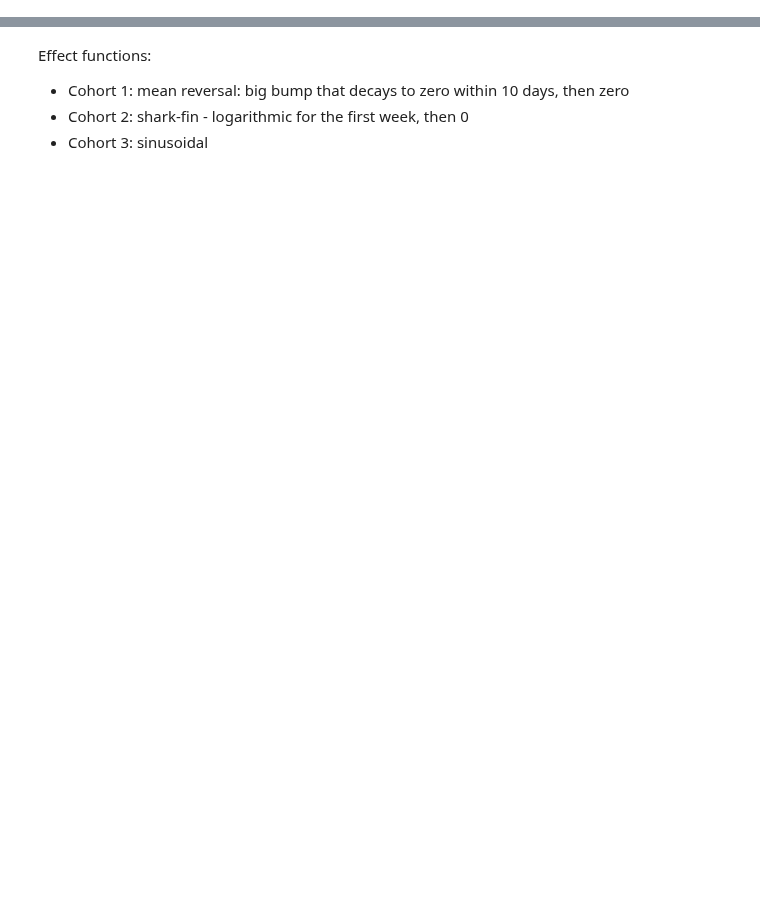
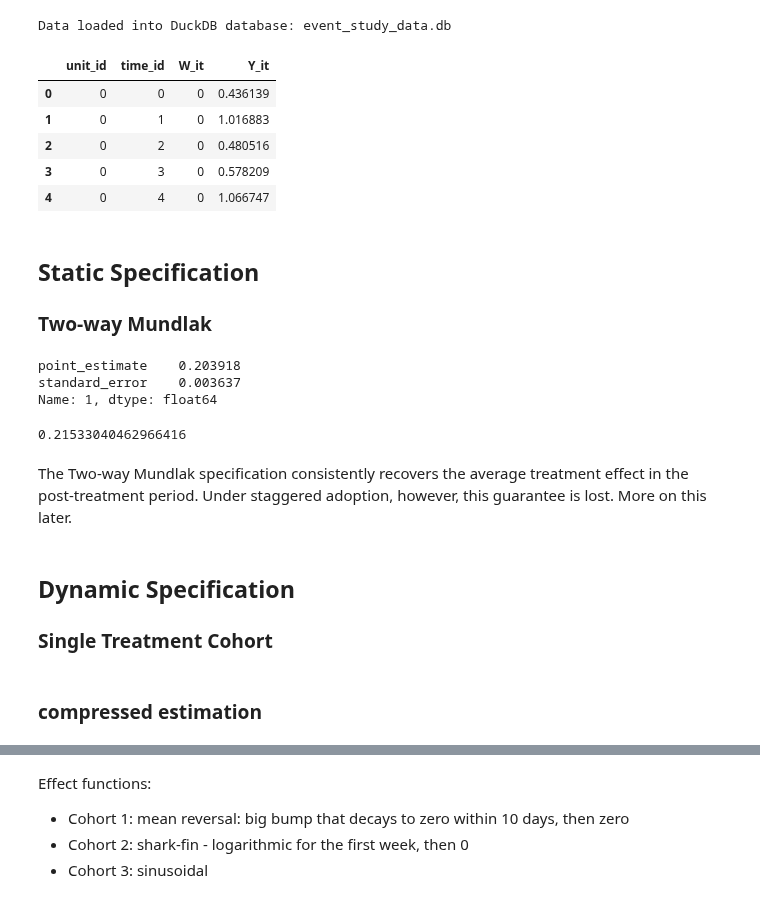
Before and after one commit to py-econometrics/duckreg, a Jupyter notebook: notebooks/event_study.ipynb, the cells around one changed output, grey strips where cells are left out. Drawn from its saved outputs; the diff is of its cells as text; code cells hidden in the pictures; blank space fills up the shorter version.

```diff
--- a/notebooks/event_study.ipynb
+++ b/notebooks/event_study.ipynb
@@ -114,16 +0,0 @@ np.float64(0.21533040462966416)
-# %%
-df = panel_dgp(
-    num_units=100_000, num_treated= 50_000,
-    num_periods=30,
-    treatment_start = treat_start_period,
-    hetfx=False,
-    base_treatment_effect = treat_effect_vector,
-    sigma_unit = sigma_i, sigma_time = sigma_t,
-)
-
-db_name = 'event_study_data.db'
-create_duckdb_database(df, db_name)
-df = df.merge(
-    pd.get_dummies(df["time_id"], prefix="time"), left_index=True, right_index=True
-)
-time_dummies = df.filter(regex = r"time_\d").columns
@@ -389,0 +107,62 @@ def panel_dgp_stagg(
+# %%
+df = panel_dgp(
+    num_units=10_000, num_treated= 5_000,
+    num_periods=30,
+    treatment_start = treat_start_period,
+    hetfx=False,
+    base_treatment_effect = treat_effect_vector,
+    sigma_unit = sigma_i, sigma_time = sigma_t,
+)
+
+db_name = 'event_study_data.db'
+create_duckdb_database(df, db_name)
+# %% [output]
+Data loaded into DuckDB database: event_study_data.db
+# %%
+df.head()
+# %% [output]
+|  | unit_id | time_id | W_it | Y_it |
+| 0 | 0 | 0 | 0 | 0.436139 |
+| 1 | 0 | 1 | 0 | 1.016883 |
+| 2 | 0 | 2 | 0 | 0.480516 |
+| 3 | 0 | 3 | 0 | 0.578209 |
+| 4 | 0 | 4 | 0 | 1.066747 |
+# %% [markdown]
+## Static Specification
+
+### Two-way Mundlak
+# %%
+mundlak = DuckMundlak(
+    db_name="event_study_data.db",
+    table_name="panel_data",
+    outcome_var="Y_it",
+    covariates=["W_it"],
+    unit_col="unit_id",
+    time_col="time_id",
+    cluster_col="unit_id",
+    n_bootstraps=100,
+    seed = 42
+)
+mundlak.fit()
+
+mundlak_results = mundlak.summary()
+
+restab = pd.DataFrame(
+    np.c_[mundlak_results["point_estimate"], mundlak_results["standard_error"]],
+    columns=["point_estimate", "standard_error"],
+).iloc[1, :]
+restab
+# %% [output]
+point_estimate    0.203918
+standard_error    0.003637
+Name: 1, dtype: float64
+# %%
+treat_effect_vector.mean()
+# %% [output]
+0.21533040462966416
+# %% [markdown]
+The Two-way Mundlak specification consistently recovers the average treatment effect in the post-treatment period. Under staggered adoption, however, this guarantee is lost. More on this later.
+# %% [markdown]
+## Dynamic Specification
+
+### Single Treatment Cohort
@@ -389,0 +180,2 @@ def panel_dgp_stagg(
+# %% [markdown]
+### compressed estimation
```
Also changed, not shown: parts of 42 cells of this notebook, 1 other file.
